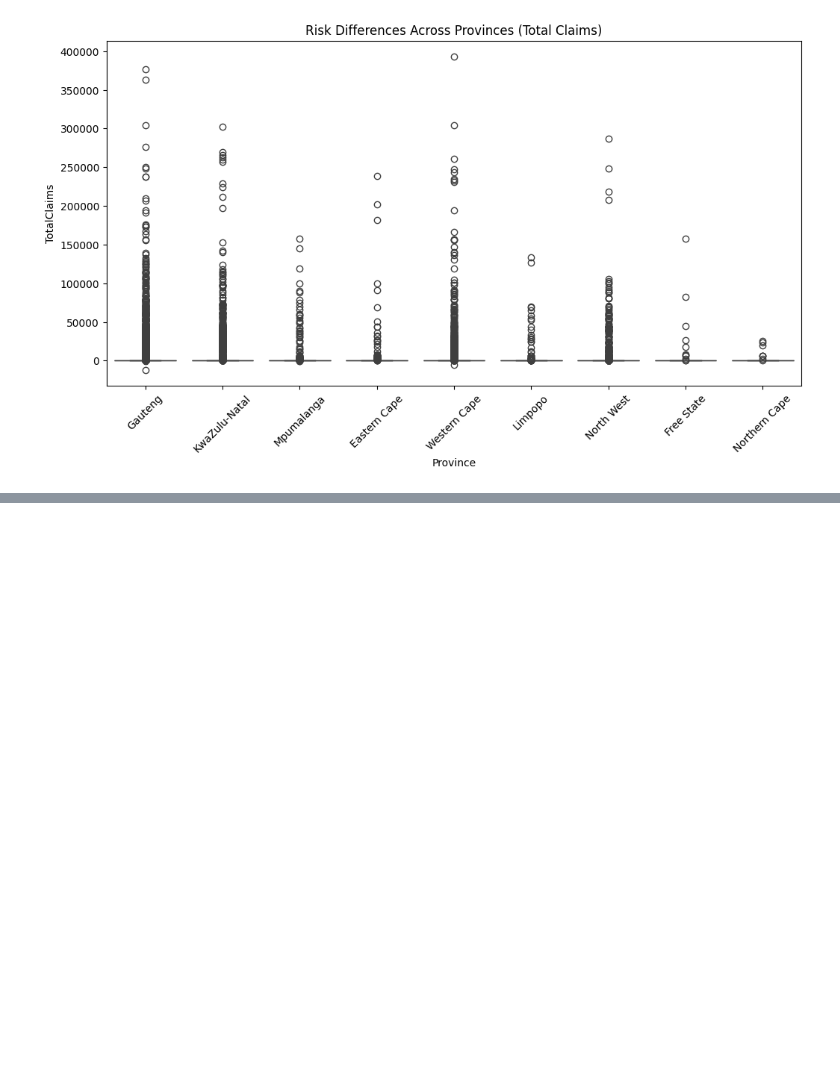
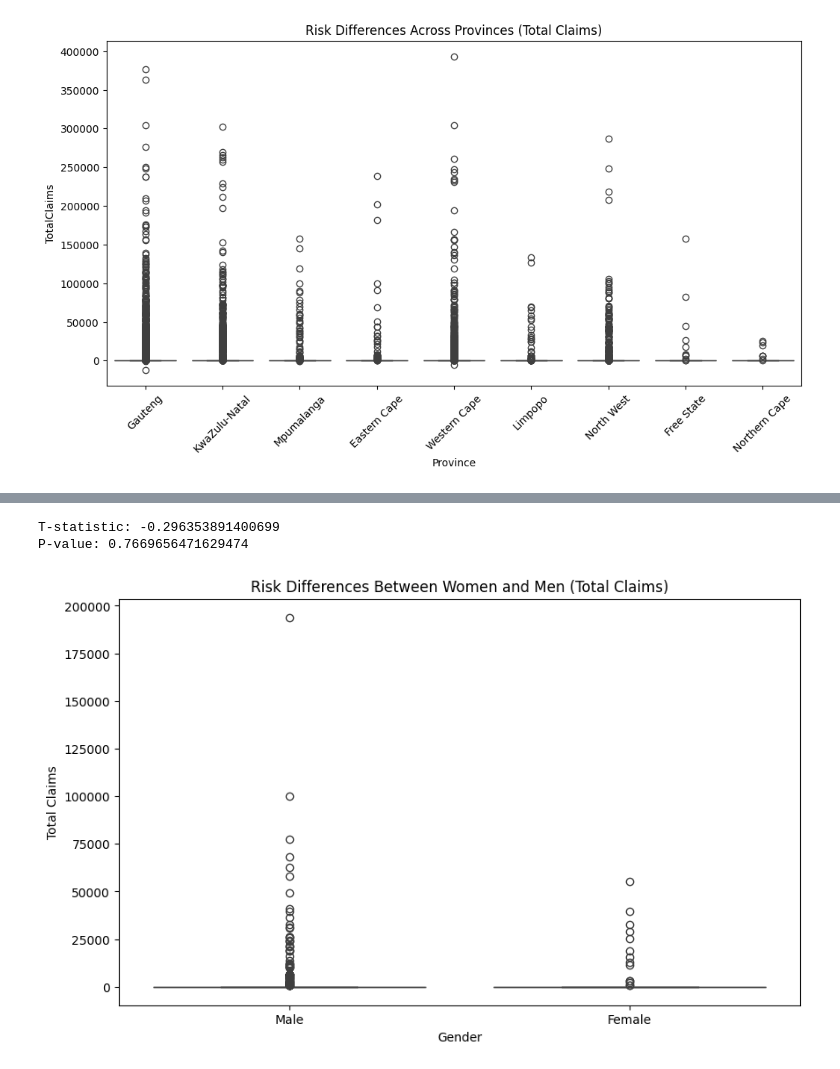
Before and after one commit to Fetiya-Kedir/KAIM3-Week-3, a Jupyter notebook: notebooks/task-3-Hypothesis_Testing.ipynb, the cells around one changed output, grey strips where cells are left out. Saved outputs shown, nothing was run; the diff lists cells and outputs as text; code cells hidden in the pictures; blank space fills up the shorter version.

```diff
--- a/notebooks/task-3-Hypothesis_Testing.ipynb
+++ b/notebooks/task-3-Hypothesis_Testing.ipynb
@@ -77,0 +176,26 @@ plt.show()
+# %%
+from scipy.stats import ttest_ind
+import seaborn as sns
+import matplotlib.pyplot as plt
+
+# Filter data for gender-specific TotalClaims
+gender_data = data[data['Gender'].isin(['Male', 'Female'])]
+male_claims = gender_data[gender_data['Gender'] == 'Male']['TotalClaims']
+female_claims = gender_data[gender_data['Gender'] == 'Female']['TotalClaims']
+
+# Perform t-test
+t_stat, p_value = ttest_ind(male_claims, female_claims, equal_var=False)  # Welch's t-test for unequal variances
+print(f"T-statistic: {t_stat}")
+print(f"P-value: {p_value}")
+
+# Visualization
+plt.figure(figsize=(10, 6))
+sns.boxplot(x='Gender', y='TotalClaims', data=gender_data)
+plt.title("Risk Differences Between Women and Men (Total Claims)")
+plt.ylabel("Total Claims")
+plt.xlabel("Gender")
+plt.show()
+# %% [output]
+T-statistic: -0.296353891400699
+P-value: 0.7669656471629474
+[figure, added]
```
Also changed, not shown: parts of 4 cells of this notebook.
